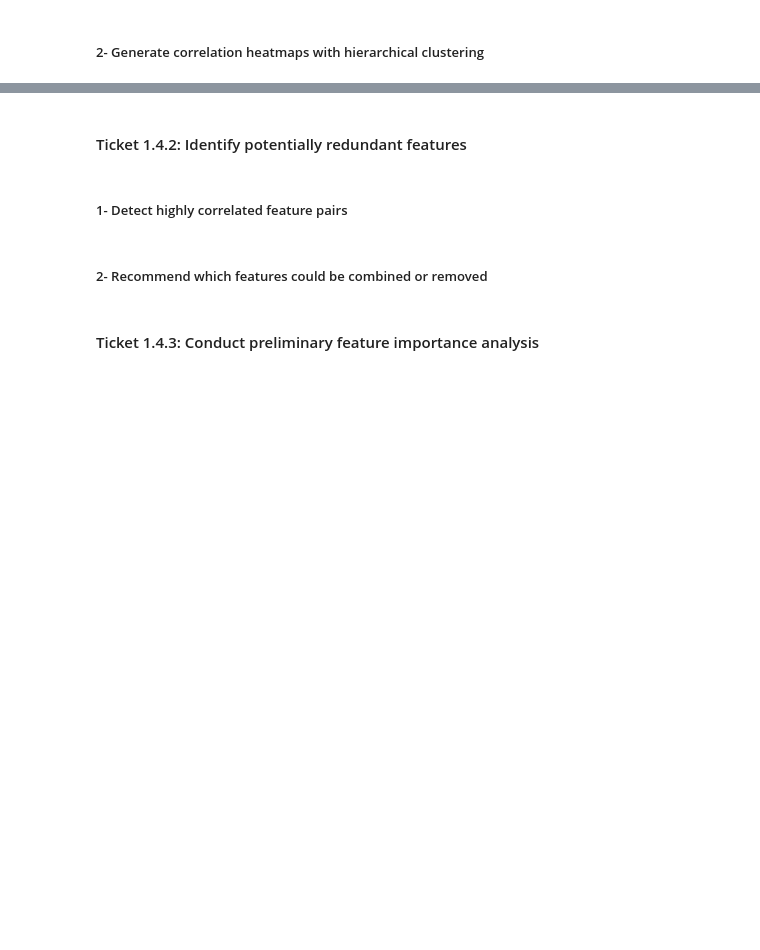
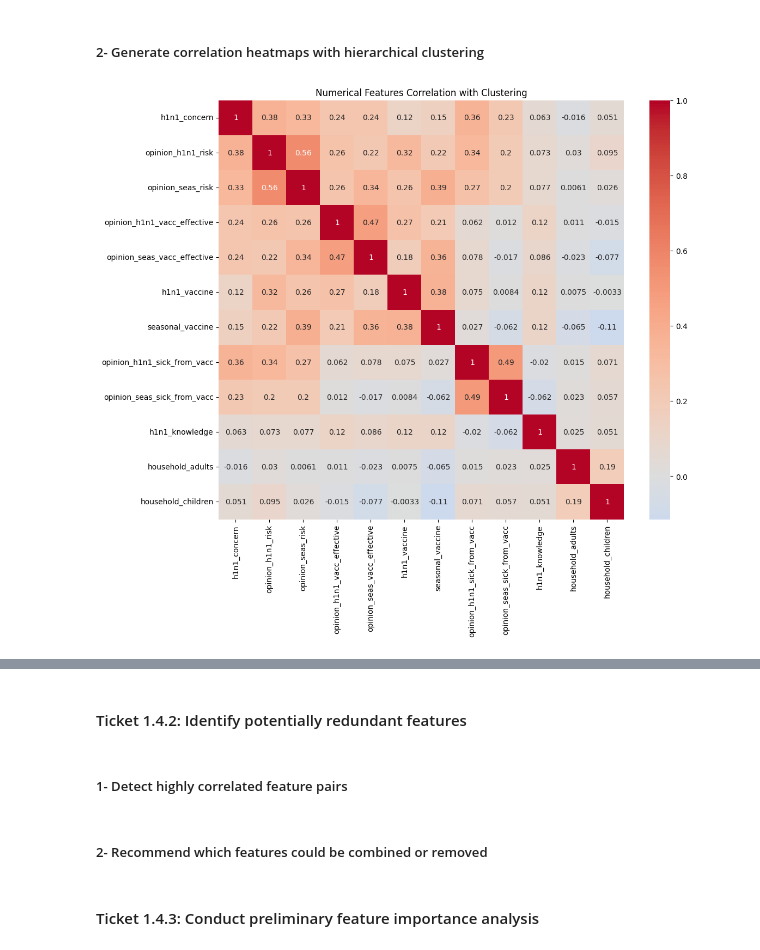
Before and after one commit to gulnamo01/Project-A_Data-Circle, a Jupyter notebook: notebooks/yahya_eda.ipynb, the cells around one changed output, grey strips where cells are left out. Saved outputs shown, nothing was run; the diff lists cells and outputs as text; code cells hidden in the pictures; blank space fills up the shorter version.

Commit message:
Implement code changes to enhance functionality and improve performance

```diff
--- a/notebooks/yahya_eda.ipynb
+++ b/notebooks/yahya_eda.ipynb
@@ -542,2 +655,87 @@ Summary for outliers analysis:
 # %% [markdown]
 ##### 2- Generate correlation heatmaps with hierarchical clustering
+# %%
+import pandas as pd
+import matplotlib.pyplot as plt
+import seaborn as sns
+from scipy.stats import pointbiserialr, spearmanr
+from dython.nominal import associations
+from scipy.cluster.hierarchy import linkage, leaves_list
+
+# Define variable types
+numerical = [
+    'h1n1_concern', 'h1n1_knowledge', 'opinion_h1n1_vacc_effective',
+    'opinion_h1n1_risk', 'opinion_h1n1_sick_from_vacc',
+    'opinion_seas_vacc_effective', 'opinion_seas_risk',
+    'opinion_seas_sick_from_vacc', 'household_adults', 'household_children'
+]
+
+categorical = ['age_group', 'education', 'race', 'sex', 'income_poverty',
+               'marital_status', 'rent_or_own', 'employment_status',
+               'hhs_geo_region', 'census_msa']
+
+binary = [
+    'behavioral_antiviral_meds', 'behavioral_avoidance',
+    'behavioral_face_mask', 'behavioral_wash_hands',
+    'behavioral_large_gatherings', 'behavioral_outside_home',
+    'behavioral_touch_face', 'doctor_recc_h1n1', 'doctor_recc_seasonal',
+    'chronic_med_condition', 'child_under_6_months', 'health_worker',
+    'health_insurance'
+]
+
+target = ['h1n1_vaccine', 'seasonal_vaccine']
+
+# Function for hierarchical clustering and heatmap
+def clustered_heatmap(train_data, title):
+    corr = train_data.corr()
+    linkage_matrix = linkage(corr, method='ward')
+    idx = leaves_list(linkage_matrix)
+    corr_reordered = corr.iloc[idx, idx]
+
+    plt.figure(figsize=(12, 10))
+    sns.heatmap(corr_reordered, annot=True, cmap='coolwarm', center=0)
+    plt.title(title)
+    plt.show()
+
+# 1. Numerical Features
+clustered_heatmap(train_data[numerical + target], "Numerical Features Correlation with Clustering")
+
+# 2. Categorical Features (using dython's associations)
+cat_data = train_data[categorical + target].copy()
+cat_data['h1n1_vaccine'] = cat_data['h1n1_vaccine'].astype('object')
+cat_data['seasonal_vaccine'] = cat_data['seasonal_vaccine'].astype('object')
+nominal_columns = categorical + target
+
+cat_assoc = associations(cat_data, nominal_columns=nominal_columns, plot=False, compute_only=True)
+cat_corr = cat_assoc['corr']
+
+# Perform hierarchical clustering
+linkage_matrix = linkage(cat_corr, method='ward')  # 'ward' minimizes variance
+idx = leaves_list(linkage_matrix)  # get the order of the leaves
+cat_corr_reordered = cat_corr.iloc[idx, idx]
+
+plt.figure(figsize=(14, 12))
+sns.heatmap(cat_corr_reordered, annot=True, cmap='coolwarm', center=0)
+plt.title("Categorical Feature Associations with Clustering")
+plt.show()
+
+# 3. Binary Features (Point-Biserial with Target)
+binary_target_corrs = {}
+for bin_col in binary:
+    h1n1_corr, _ = pointbiserialr(train_data[bin_col], train_data['h1n1_vaccine'])
+    seas_corr, _ = pointbiserialr(train_data[bin_col], train_data['seasonal_vaccine'])
+    binary_target_corrs[bin_col] = {'h1n1_vaccine': h1n1_corr, 'seasonal_vaccine': seas_corr}
+
+binary_target_train_data = pd.DataFrame(binary_target_corrs).T
+
+# Perform hierarchical clustering
+linkage_matrix = linkage(binary_target_train_data, method='ward')
+idx = leaves_list(linkage_matrix)
+binary_target_train_data_reordered = binary_target_train_data.iloc[idx, :]
+
+plt.figure(figsize=(8, 10))
+sns.heatmap(binary_target_train_data_reordered, annot=True, cmap='coolwarm', center=0)
+plt.title("Binary Feature Correlations with Target Variables (Point-Biserial) and Clustering")
+plt.show()
+# %% [output]
+[figure, added]
```
Also changed, not shown: parts of 8 cells of this notebook.
